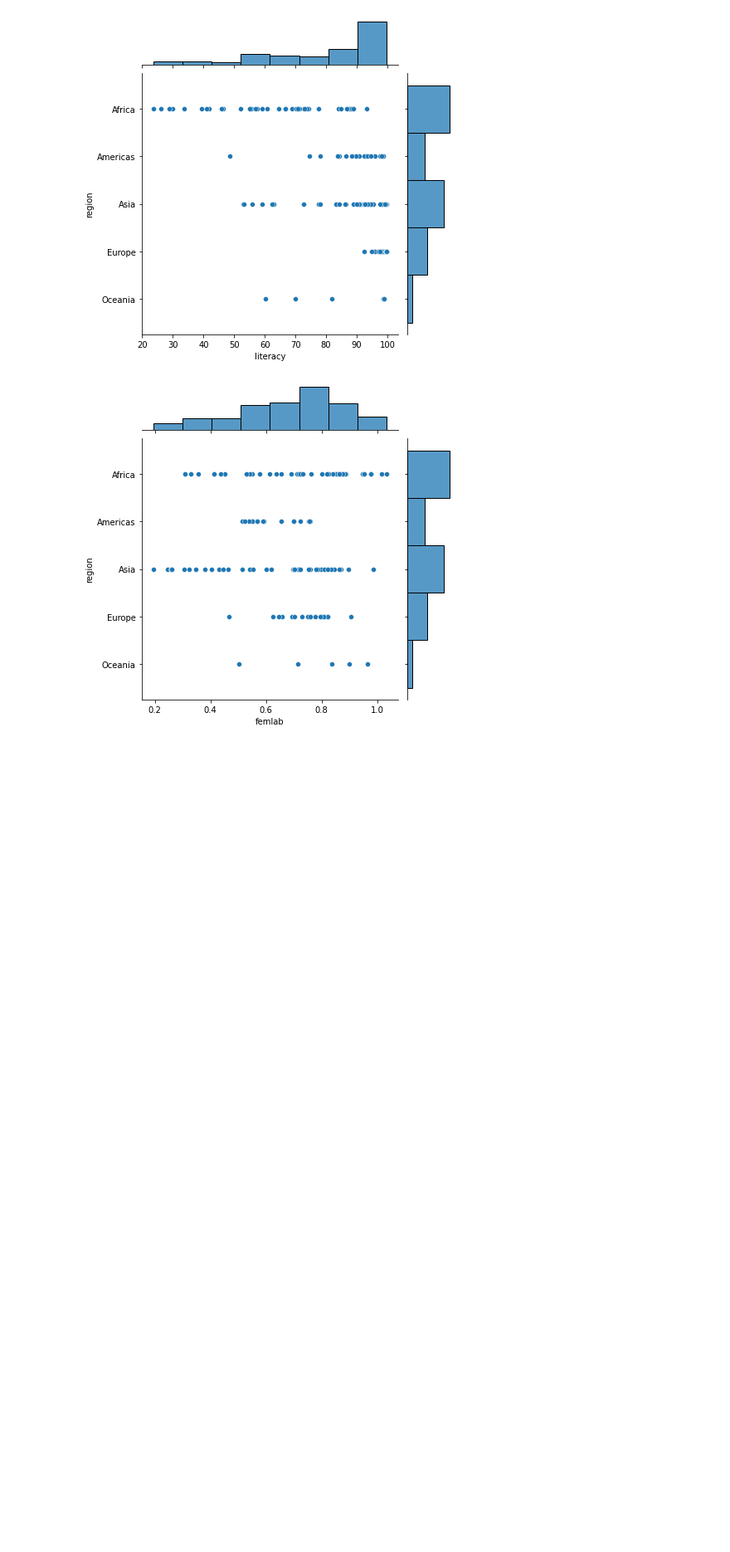
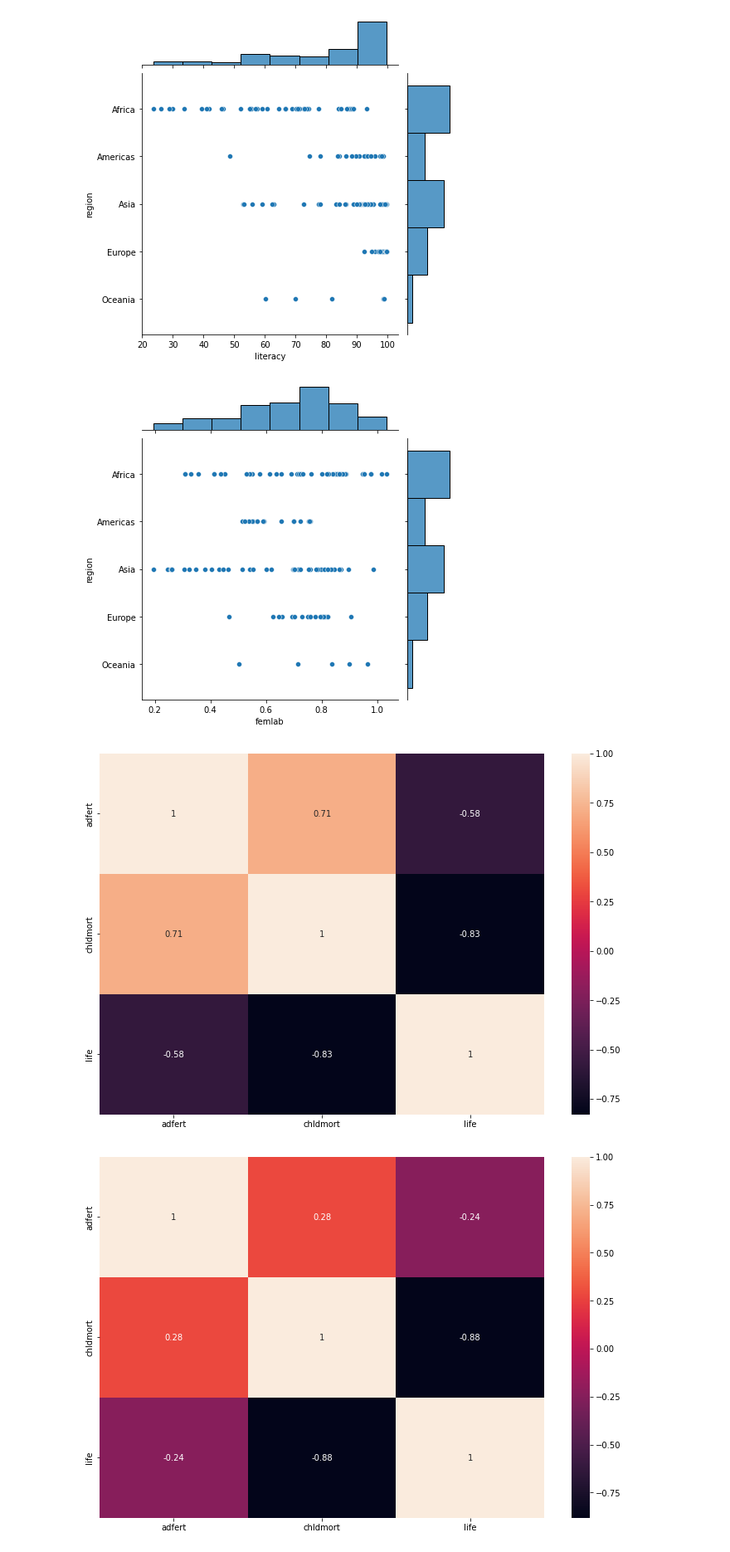
Before and after one commit to Denniels/Fundamentos-data-sciens, a Jupyter notebook: Nations.ipynb, the cells around one changed output. Shown at 83% size. Drawn from its saved outputs; the diff is of its cells as text; code cells hidden in the pictures; blank space fills up the shorter version.

```diff
--- a/Nations.ipynb
+++ b/Nations.ipynb
@@ -203,3 +203,11 @@ sns.jointplot(filter['femlab'],filter['region'])
 [figure]
 [figure]
 [figure]
+# %%
+df_def = region.loc[:, ['region', 'adfert', 'chldmort', "life"]]
+for i in df_def['region'].unique():
+    plt.figure()
+    sns.heatmap(df_def[df_def['region'] == i].corr(), annot=True)
+# %% [output]
+[figure, added]
+[figure, added]
```
Also changed, not shown: parts of 1 cell of this notebook.
